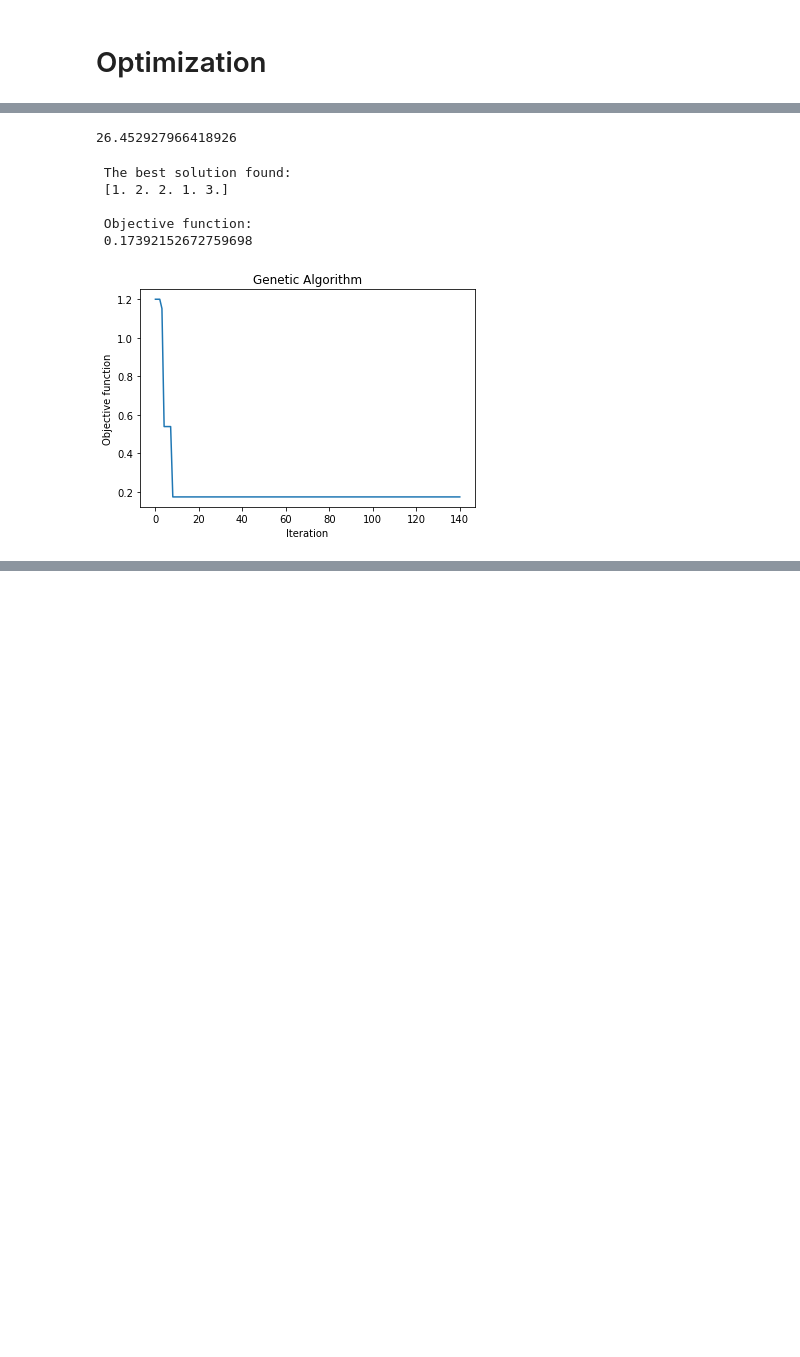
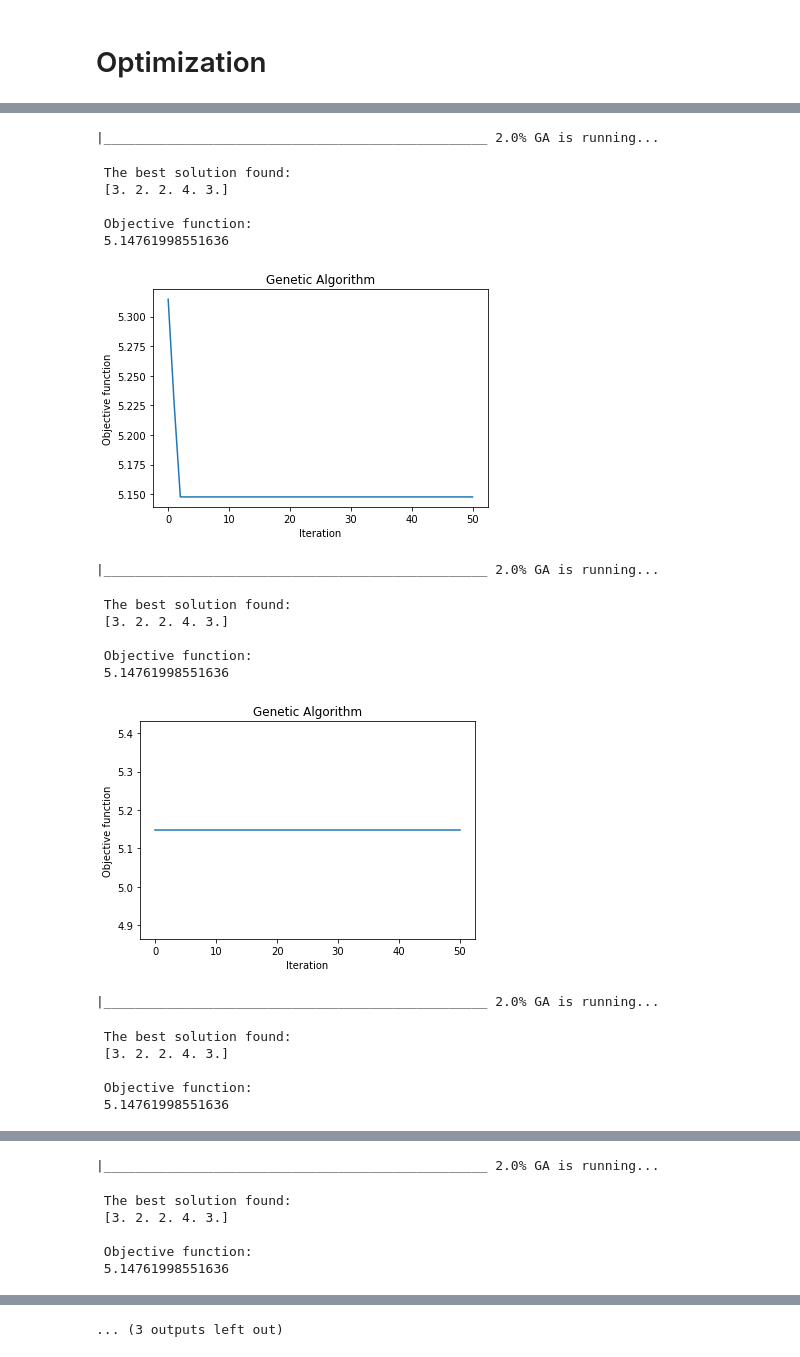
Before and after one commit to jagajda/kolejki, a Jupyter notebook: network1.ipynb, the cells around one changed output, grey strips where cells are left out. Cells and saved outputs as stored; diff of their text form; code cells hidden in the pictures; blank space fills up the shorter version.

```diff
--- a/network1.ipynb
+++ b/network1.ipynb
@@ -250,7 +226,7 @@ array([[0.5, 0.5, 0.5, 0.5],
        [0.6, 0. , 0.5, 0.6],
        [0.5, 0.5, 0.5, 0.5]])
 # %%
-C_2i = [0, 0.9, 0.7, 0.3, 0.2]
+C_2i = [0.1, 0.9, 0.7, 0.3, 0.2]
 
 C_2i = np.array(C_2i)
 C_2i
@@ -259,7 +235,8 @@ array([0. , 0.9, 0.7, 0.3, 0.2])
 # %%
-def cost_fun(lambdas, ms, mis):
-    Q = calculate_Q(lambdas, ms, mis)
-    ro_i = calculate_ro_i(lambdas, ms, mis)
+def cost_fun(ms):
+    ms = np.array(ms).astype(int)
+    Q = calculate_Q(lambda_ir, ms, mi_ir)
+    ro_i = calculate_ro_i(lambda_ir, ms, mi_ir)
     m_nzi = np.array(ms) - np.array(ro_i)
     (row, col) = Q.shape
     result_part = np.zeros((1, row))
@@ -295,18 +254,2 @@ Successfully installed func-timeout-4.3.5 geneticalgorithm-1.0.1
 # %%
 from geneticalgorithm import geneticalgorithm as ga
-# %%
-def cost_fun(ms):
-    Q = calculate_Q(lambda_ir, ms, mi_ir)
-    ro_i = calculate_ro_i(lambda_ir, ms, mi_ir)
-    m_nzi = np.array(ms) - np.array(ro_i)
-    (row, col) = Q.shape
-    result_part = np.zeros((1, row))
-    for i in range(row):
-        for j in range(col):
-            result_part[0,i] += C_1ij[i,j] * Q[i,j]
-        result_part[0,i] += C_2i[i] * m_nzi[i]
-    return np.sum(result_part)
-# %%
-cost_fun(m_i)
-# %% [output]
-26.452927966418926
@@ -325,2 +256,2 @@ def cost_fun_jac(ms):
 # %%
-varbound = np.array([[1, 1], [1, 2], [1, 10], [1, 10], [1, 10]])
+varbound = np.array([[1, 4], [1, 3], [1, 3], [2, 8], [1, 4]])
@@ -329,9 +258,33 @@ model = ga(function=cost_fun, dimension=5, variable_type='int', variable_boundar
-# %%
-model.run()
-# %% [output]
- The best solution found:
- [1. 2. 2. 1. 3.]
-
- Objective function:
- 0.17392152672759698
-[figure, removed]
+# %%
+model1 = ga(function = cost_fun, dimension = 5, variable_type = 'int', variable_boundaries = varbound,
+          algorithm_parameters = {'max_num_iteration': 50,\
+                   'population_size':100,\
+                   'mutation_probability':0.05,\
+                   'elit_ratio': 0.2,\
+                   'crossover_probability': 0.8,\
+                   'parents_portion': 0.2,\
+                   'crossover_type':'uniform',\
+                   'max_iteration_without_improv':None})
+for it in range(5):
+    model1.run()
+# %% [output]
+|_________________________________________________ 2.0% GA is running...
+ The best solution found:
+ [3. 2. 2. 4. 3.]
+
+ Objective function:
+ 5.14761998551636
+[figure, added]
+|_________________________________________________ 2.0% GA is running...
+ The best solution found:
+ [3. 2. 2. 4. 3.]
+
+ Objective function:
+ 5.14761998551636
+[figure, added]
+|_________________________________________________ 2.0% GA is running...
+ The best solution found:
+ [3. 2. 2. 4. 3.]
+
+ Objective function:
+ 5.14761998551636
@@ -337,0 +292,6 @@ model.run()
+|_________________________________________________ 2.0% GA is running...
+ The best solution found:
+ [3. 2. 2. 4. 3.]
+
+ Objective function:
+ 5.14761998551636
@@ -337,0 +299 @@ model.run()
+... (3 outputs left out)
```
Also changed, not shown: parts of 14 cells of this notebook, 4 other files.
